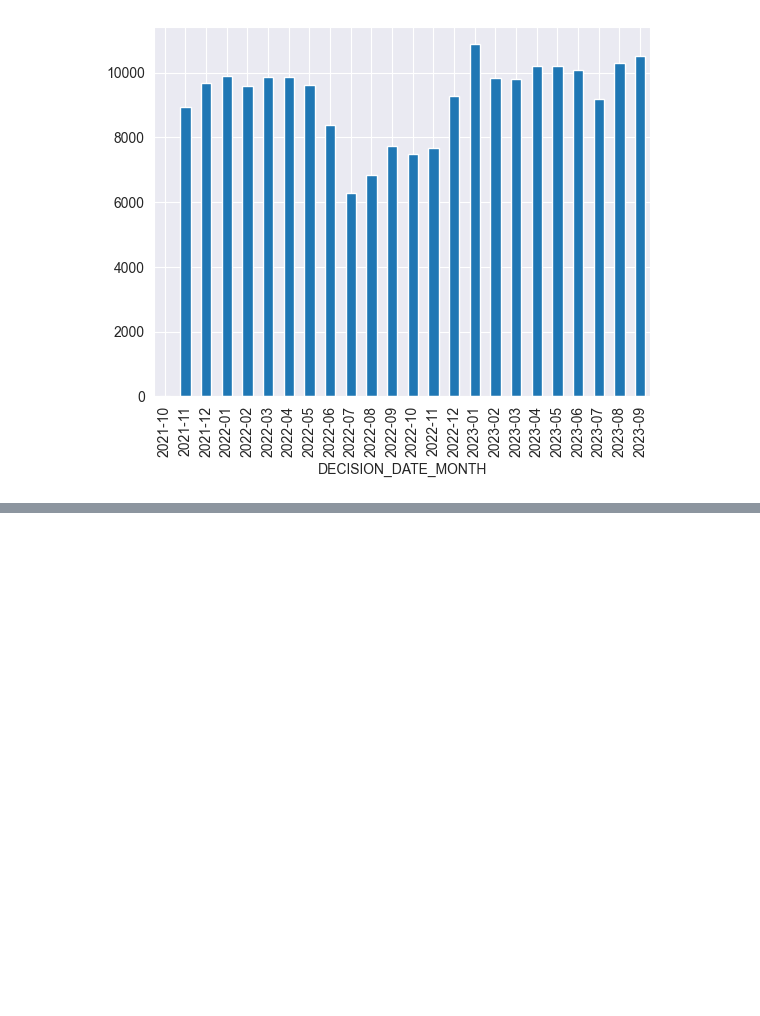
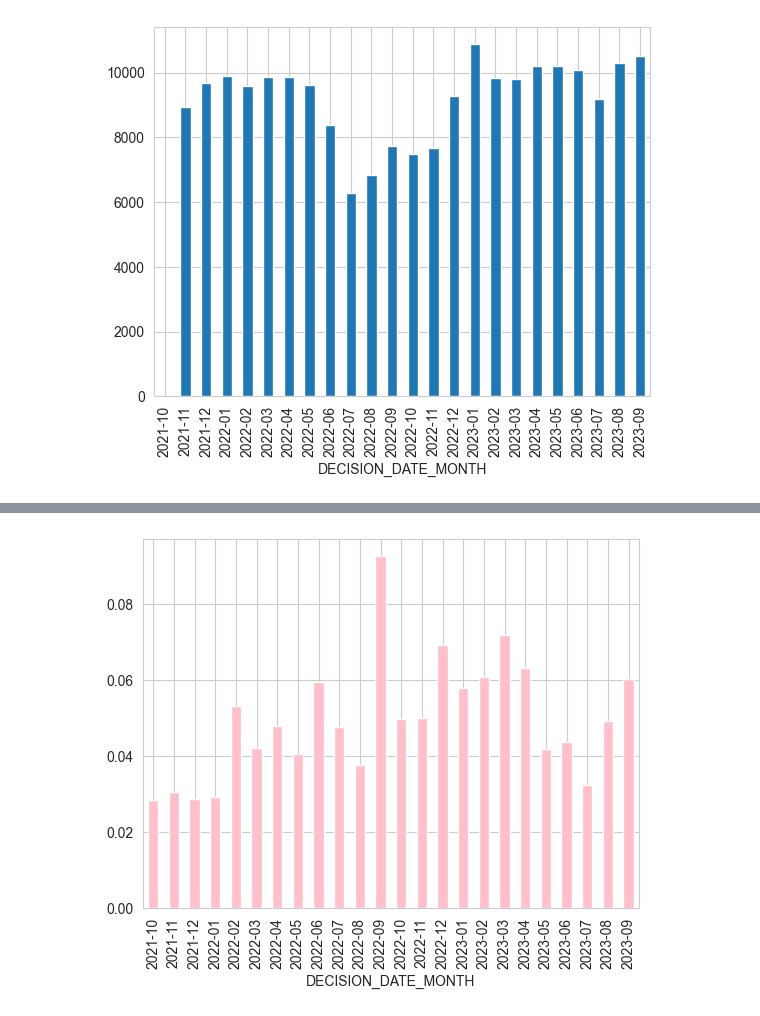
Before and after one commit to baslia/perm_analysis, a Jupyter notebook: month_analysis.ipynb, the cells around one changed output, grey strips where cells are left out. Saved outputs shown, nothing was run; the diff lists cells and outputs as text; code cells hidden in the pictures; blank space fills up the shorter version.

Commit message:
add denial rate

```diff
--- a/month_analysis.ipynb
+++ b/month_analysis.ipynb
@@ -108,0 +112,5 @@ ax = df3.plot(kind="bar", color='red')
+# %%
+df_denial_rate = df3/df2
+ax = df_denial_rate.plot(kind="bar", color='pink')
+# %% [output]
+[figure, added]
```
Also changed, not shown: parts of 1 cell of this notebook.
